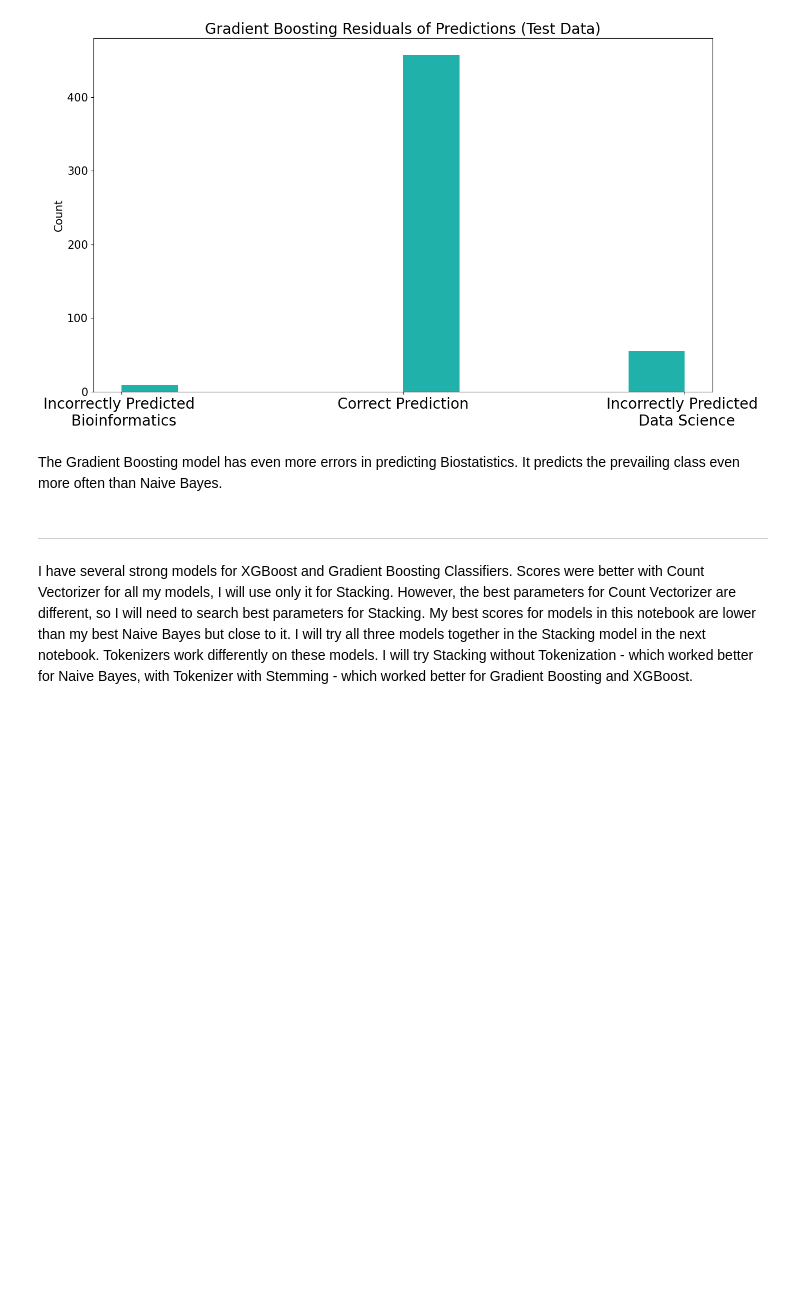
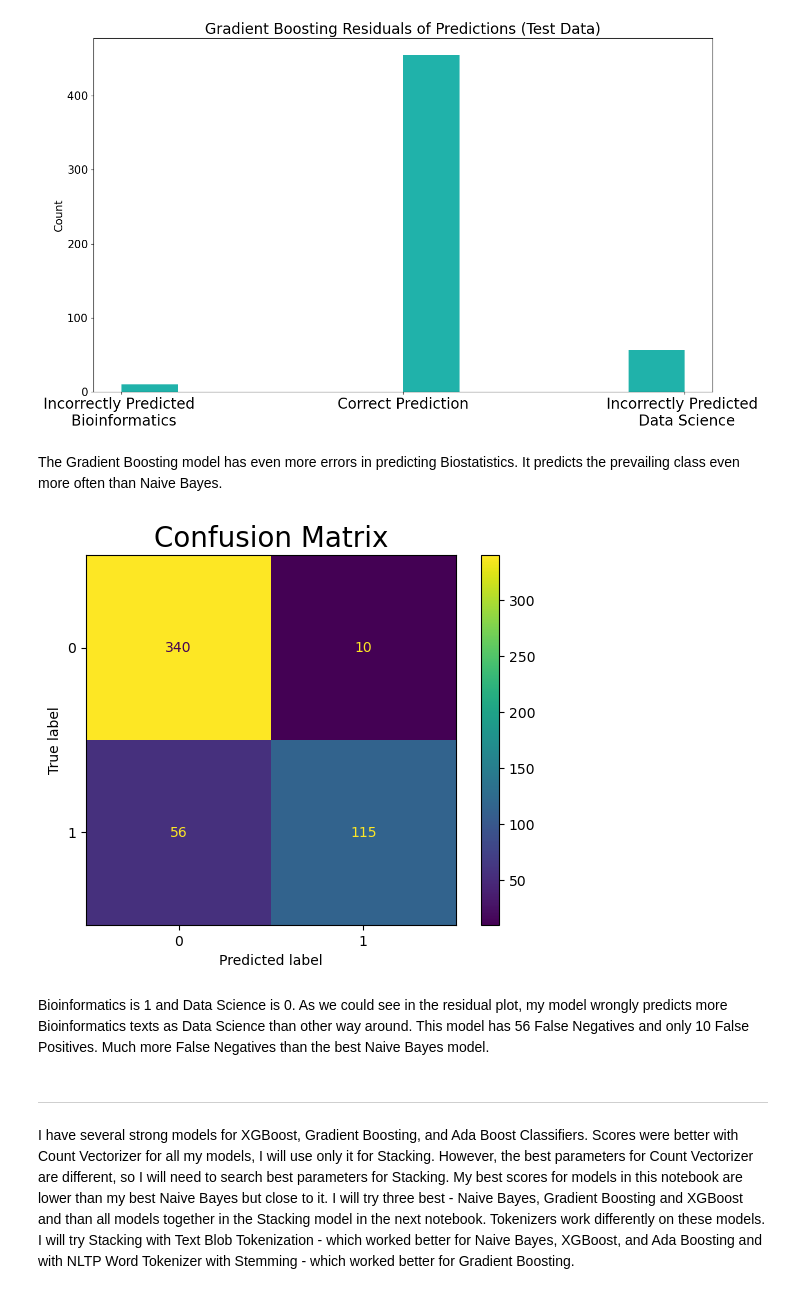
Before and after one commit to ailinnesse/NLP_Differentiate_Bioinformatics_Data_Science_texts, a Jupyter notebook: code/04_Boosting_Models.ipynb, the cells around one changed output. Drawn from its saved outputs; the diff is of its cells as text; code cells hidden in the pictures; blank space fills up the shorter version.

```diff
--- a/code/04_Boosting_Models.ipynb
+++ b/code/04_Boosting_Models.ipynb
@@ -311,7 +385,14 @@ functions_for_modeling.plot_residuals(t_stem_gb, X_test, y_test, 'Gradient Boost
 [figure]
 # %% [markdown]
 The Gradient Boosting model has even more errors in predicting Biostatistics. It predicts the prevailing class even more often than Naive Bayes.
+# %%
+# Confusion Matrix
+functions_for_modeling.plot_confusion_matrix(t_stem_gb, X_test, y_test)
+# %% [output]
+[figure, added]
+# %% [markdown]
+Bioinformatics is 1 and Data Science is 0. As we could see in the residual plot, my model wrongly predicts more Bioinformatics texts as Data Science than other way around. This model has 56 False Negatives and only 10 False Positives. Much more False Negatives than the best Naive Bayes model.
 # %% [markdown]
 ---
 # %% [markdown]
-I have several strong models for XGBoost and Gradient Boosting Classifiers. Scores were better with Count Vectorizer for all my models, I will use only it for Stacking. However, the best parameters for Count Vectorizer are different, so I will need to search best parameters for Stacking. My best scores for models in this notebook are lower than my best Naive Bayes but close to it. I will try all three models together in the Stacking model in the next notebook. Tokenizers work differently on these models. I will try Stacking without Tokenization - which worked better for Naive Bayes, with Tokenizer with Stemming - which worked better for Gradient Boosting and XGBoost.
+I have several strong models for XGBoost, Gradient Boosting, and Ada Boost Classifiers. Scores were better with Count Vectorizer for all my models, I will use only it for Stacking. However, the best parameters for Count Vectorizer are different, so I will need to search best parameters for Stacking. My best scores for models in this notebook are lower than my best Naive Bayes but close to it. I will try three best - Naive Bayes, Gradient Boosting and XGBoost and than all models together in the Stacking model in the next notebook. Tokenizers work differently on these models. I will try Stacking with Text Blob Tokenization - which worked better for Naive Bayes, XGBoost, and Ada Boosting and with NLTP Word Tokenizer with Stemming - which worked better for Gradient Boosting.
```
Also changed, not shown: parts of 20 cells of this notebook, 6 other files.
